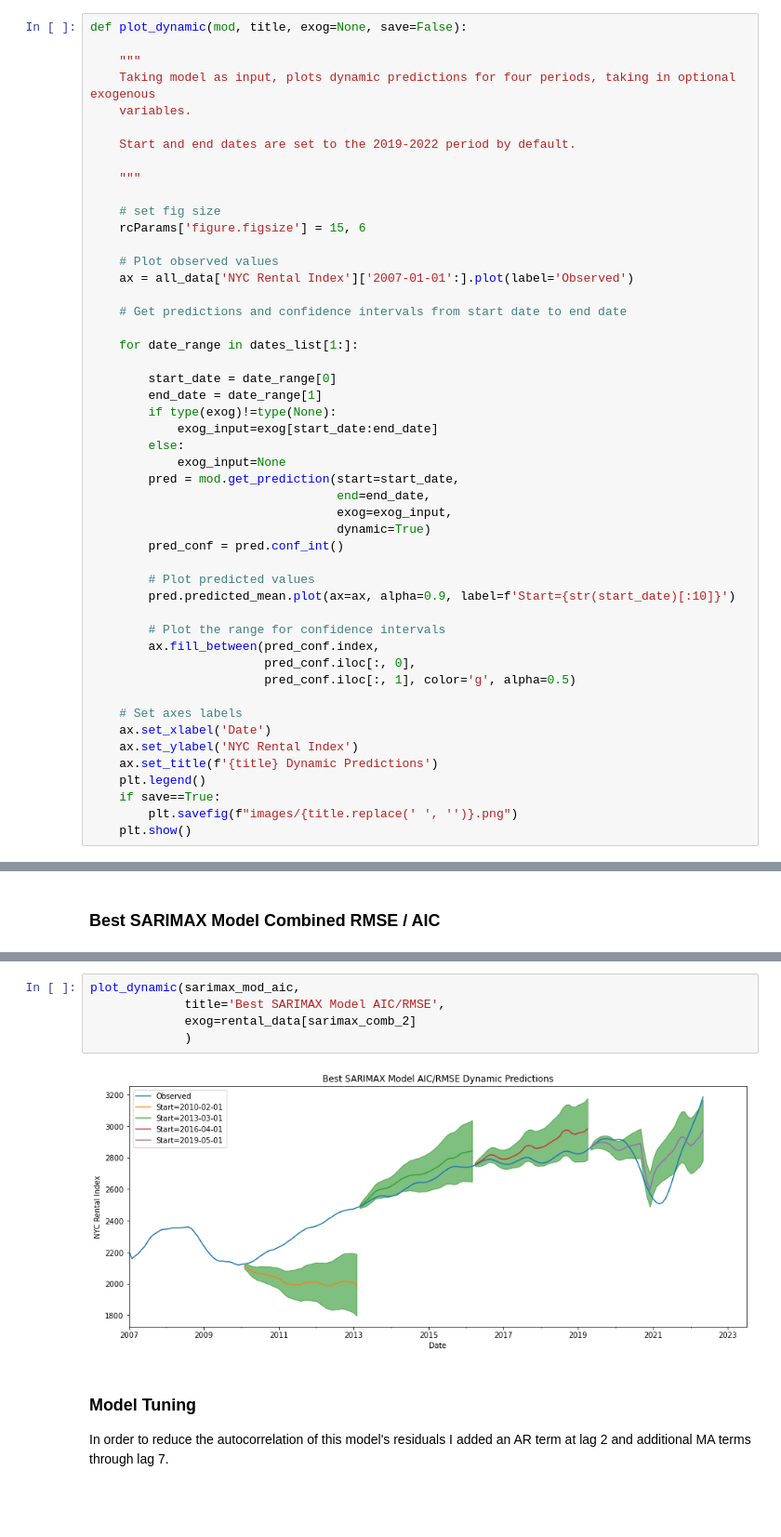
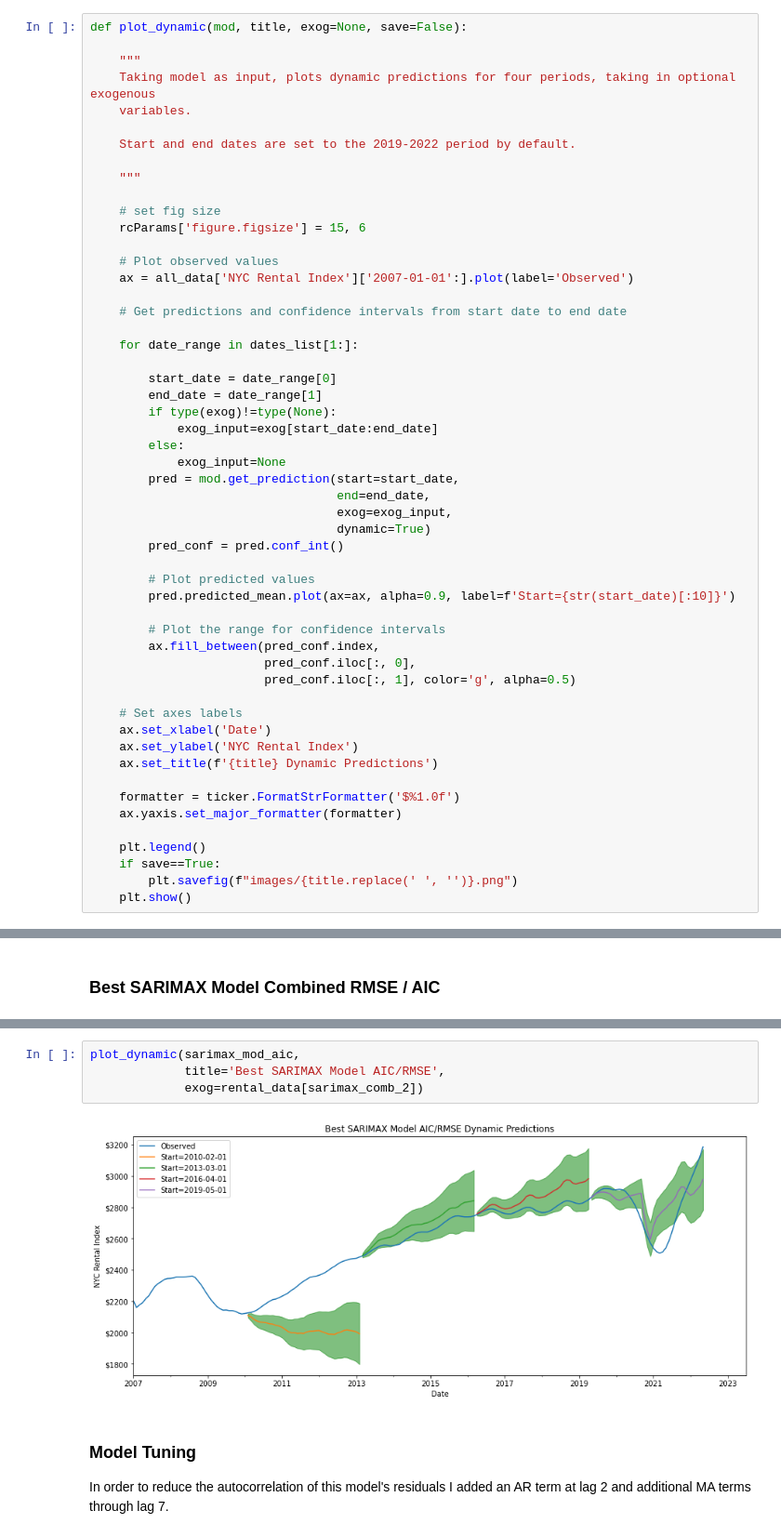
Before and after one commit to DavidKRichter/NYC-Rent-Forecasting-SARIMAX, a Jupyter notebook: index.ipynb, the cells around one changed output, grey strips where cells are left out. Shown at 93% size. Cells and saved outputs as stored; diff of their text form; blank space fills up the shorter version.

```diff
--- a/index.ipynb
+++ b/index.ipynb
@@ -993,6 +999,10 @@ def plot_dynamic(mod, title, exog=None, save=False):
     ax.set_xlabel('Date')
     ax.set_ylabel('NYC Rental Index')
     ax.set_title(f'{title} Dynamic Predictions')
+
+    formatter = ticker.FormatStrFormatter('$%1.0f')
+    ax.yaxis.set_major_formatter(formatter)
+
     plt.legend()
     if save==True:
         plt.savefig(f"images/{title.replace(' ', '')}.png")
@@ -1373,10 +1383,9 @@ plt.show()
 # %%
 plot_dynamic(sarimax_mod_aic,
              title='Best SARIMAX Model AIC/RMSE',
-             exog=rental_data[sarimax_comb_2]
-             )
+             exog=rental_data[sarimax_comb_2])
 # %% [output]
-[figure, old version]
+[figure, new version]
 # %% [markdown]
 ### Model Tuning
 
```
Also changed, not shown: parts of 15 cells of this notebook, 2 other files.
